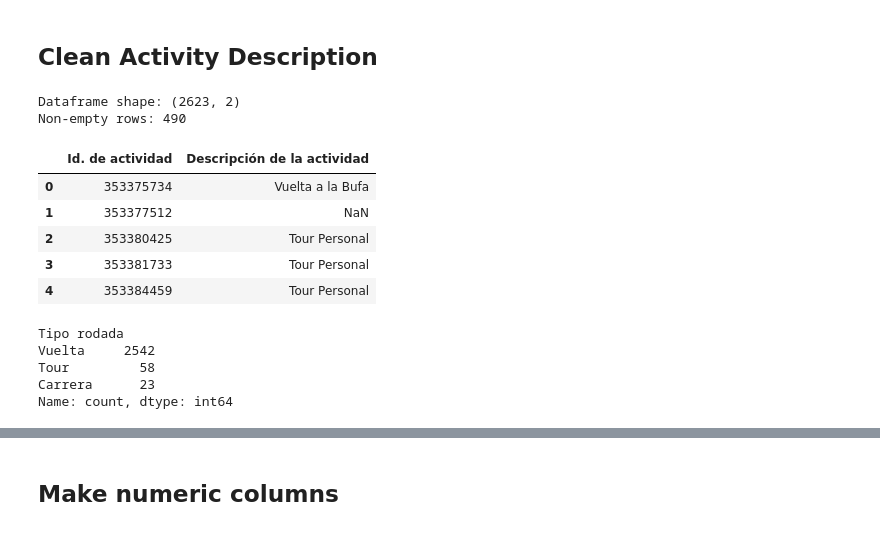
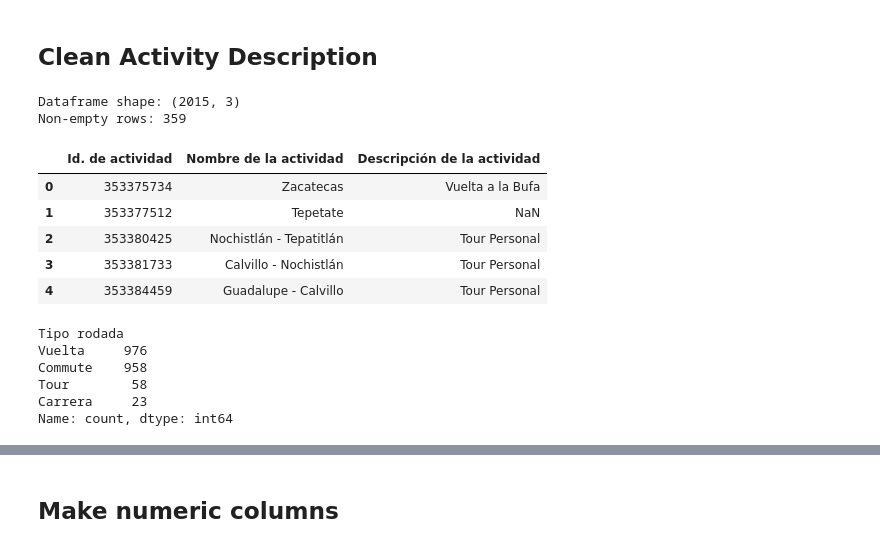
Before and after one commit to ivanps/Dashboard-Strava, a Jupyter notebook: code/CleanFilaAct.ipynb, the cells around one changed output, grey strips where cells are left out. Saved outputs shown, nothing was run; the diff lists cells and outputs as text; code cells hidden in the pictures.

Commit message:
Include Tipo de rodada.

```diff
--- a/code/CleanFilaAct.ipynb
+++ b/code/CleanFilaAct.ipynb
@@ -55,7 +55,8 @@ dtype: int64
 # Drop columns with 50% missing values, but keep 'Descripción de la actividad'
 cols_to_keep = ['Descripción de la actividad']
 cols_above_thresh = df0.dropna(thresh=df0.shape[0]*0.5, axis=1).columns.tolist()
-cols_final = [col for col in df0.columns if col in cols_above_thresh or col in cols_to_keep]
+cols_final = [col for col in df0.columns if col in cols_above_thresh and col not in cols_to_keep]
+cols_final += cols_to_keep  # Ensure 'Descripción de la actividad' is at the end
 df1 = df0[cols_final]
 
 # Count missing values in each column. Sort from highest to lowest.
@@ -166,30 +167,32 @@ df1.tail()
 ## Clean Activity Description
 # %%
 # Copy 'Id. de actividad' y 'Descripción de la actividad' en un dataframe nuevo
-dfact = df1[['Id. de actividad', 'Descripción de la actividad']].copy()
+dfact = df1[df1['Tipo de actividad'] == 'Ciclismo'][['Id. de actividad', 'Nombre de la actividad', 'Descripción de la actividad']].copy()
 print(f"Dataframe shape: {dfact.shape}")
 print(f"Non-empty rows: {(~dfact['Descripción de la actividad'].isnull()).sum()}")
 dfact.head()
 # %% [output]
-Dataframe shape: (2623, 2)
-Non-empty rows: 490
+Dataframe shape: (2015, 3)
+Non-empty rows: 359
-|  | Id. de actividad | Descripción de la actividad |
-| 0 | 353375734 | Vuelta a la Bufa |
-| 1 | 353377512 | NaN |
-| 2 | 353380425 | Tour Personal |
-| 3 | 353381733 | Tour Personal |
-| 4 | 353384459 | Tour Personal |
+|  | Id. de actividad | Nombre de la actividad | Descripción de la actividad |
+| 0 | 353375734 | Zacatecas | Vuelta a la Bufa |
+| 1 | 353377512 | Tepetate | NaN |
+| 2 | 353380425 | Nochistlán - Tepatitlán | Tour Personal |
+| 3 | 353381733 | Calvillo - Nochistlán | Tour Personal |
+| 4 | 353384459 | Guadalupe - Calvillo | Tour Personal |
 # %%
 # Identify the rows with 'Carrera' as the first word in 'Descripción de la actividad'. Define a
 # new column 'Tipo rodada' and assign 'Carrera' to those rows.
 dfact['Descripción de rodada'] = dfact['Descripción de la actividad'].str.split().str[0]
 dfact['Tipo rodada'] = 'Vuelta'
+dfact.loc[dfact['Nombre de la actividad'] == 'Tec de Monterrey', 'Tipo rodada'] = 'Commute'
 dfact.loc[dfact['Descripción de rodada'] == 'Carrera', 'Tipo rodada'] = 'Carrera'
 dfact.loc[dfact['Descripción de rodada'] == 'Tour', 'Tipo rodada'] = 'Tour'
 dfact['Tipo rodada'].value_counts()
 # %% [output]
 Tipo rodada
-Vuelta     2542
-Tour         58
-Carrera      23
+Vuelta     976
+Commute    958
+Tour        58
+Carrera     23
 Name: count, dtype: int64
```
Also changed, not shown: parts of 7 cells of this notebook, 1 other file.
